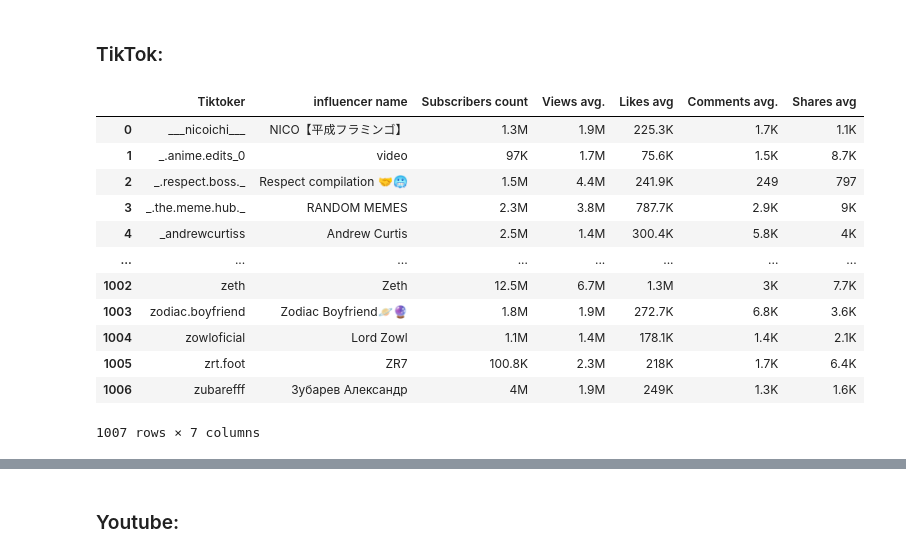
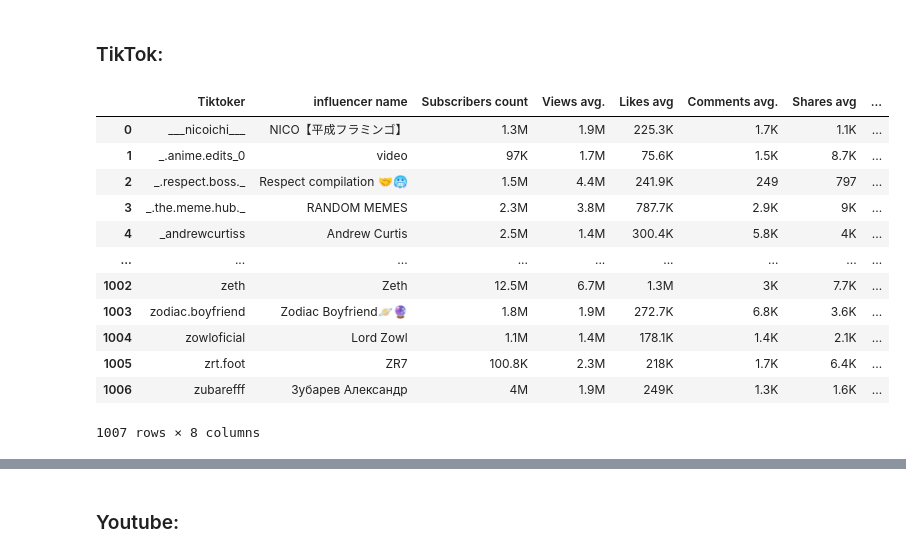
Before and after one commit to MarioChvx/ciencia_de_datos_PAMBAZO, a Jupyter notebook: proyectos/Proyecto4/socialnetworks.ipynb, the cells around one changed output, grey strips where cells are left out. Drawn from its saved outputs; the diff is of its cells as text; code cells hidden in the pictures.

```diff
--- a/proyectos/Proyecto4/socialnetworks.ipynb
+++ b/proyectos/Proyecto4/socialnetworks.ipynb
@@ -82,20 +182,21 @@ ig_dec
 ### TikTok:
 # %%
 tt_june= pd.read_csv('DATA/tiktokjune2022.csv')
+tt_june = tt_june.assign(Month='June')
 tt_june
 # %% [output]
-|  | Tiktoker | influencer name | Subscribers count | Views avg. | Likes avg | Comments avg. | Shares avg |
-| 0 | ___nicoichi___ | NICO【平成フラミンゴ】 | 1.3M | 1.9M | 225.3K | 1.7K | 1.1K |
-| 1 | _.anime.edits_0 | video | 97K | 1.7M | 75.6K | 1.5K | 8.7K |
-| 2 | _.respect.boss._ | Respect compilation 🤝🥶 | 1.5M | 4.4M | 241.9K | 249 | 797 |
-| 3 | _.the.meme.hub._ | RANDOM MEMES | 2.3M | 3.8M | 787.7K | 2.9K | 9K |
-| 4 | _andrewcurtiss | Andrew Curtis | 2.5M | 1.4M | 300.4K | 5.8K | 4K |
-| ... | ... | ... | ... | ... | ... | ... | ... |
-| 1002 | zeth | Zeth | 12.5M | 6.7M | 1.3M | 3K | 7.7K |
-| 1003 | zodiac.boyfriend | Zodiac Boyfriend🪐🔮 | 1.8M | 1.9M | 272.7K | 6.8K | 3.6K |
-| 1004 | zowloficial | Lord Zowl | 1.1M | 1.4M | 178.1K | 1.4K | 2.1K |
-| 1005 | zrt.foot | ZR7 | 100.8K | 2.3M | 218K | 1.7K | 6.4K |
-| 1006 | zubarefff | Зубарев Александр | 4M | 1.9M | 249K | 1.3K | 1.6K |
+|  | Tiktoker | influencer name | Subscribers count | Views avg. | Likes avg | Comments avg. | Shares avg | ... |
+| 0 | ___nicoichi___ | NICO【平成フラミンゴ】 | 1.3M | 1.9M | 225.3K | 1.7K | 1.1K | ... |
+| 1 | _.anime.edits_0 | video | 97K | 1.7M | 75.6K | 1.5K | 8.7K | ... |
+| 2 | _.respect.boss._ | Respect compilation 🤝🥶 | 1.5M | 4.4M | 241.9K | 249 | 797 | ... |
+| 3 | _.the.meme.hub._ | RANDOM MEMES | 2.3M | 3.8M | 787.7K | 2.9K | 9K | ... |
+| 4 | _andrewcurtiss | Andrew Curtis | 2.5M | 1.4M | 300.4K | 5.8K | 4K | ... |
+| ... | ... | ... | ... | ... | ... | ... | ... | ... |
+| 1002 | zeth | Zeth | 12.5M | 6.7M | 1.3M | 3K | 7.7K | ... |
+| 1003 | zodiac.boyfriend | Zodiac Boyfriend🪐🔮 | 1.8M | 1.9M | 272.7K | 6.8K | 3.6K | ... |
+| 1004 | zowloficial | Lord Zowl | 1.1M | 1.4M | 178.1K | 1.4K | 2.1K | ... |
+| 1005 | zrt.foot | ZR7 | 100.8K | 2.3M | 218K | 1.7K | 6.4K | ... |
+| 1006 | zubarefff | Зубарев Александр | 4M | 1.9M | 249K | 1.3K | 1.6K | ... |
-1007 rows × 7 columns
+1007 rows × 8 columns
 # %%
 tt_sep= pd.read_csv('DATA/Tiktoksep2022.csv')
```
Also changed, not shown: parts of 20 cells of this notebook.
